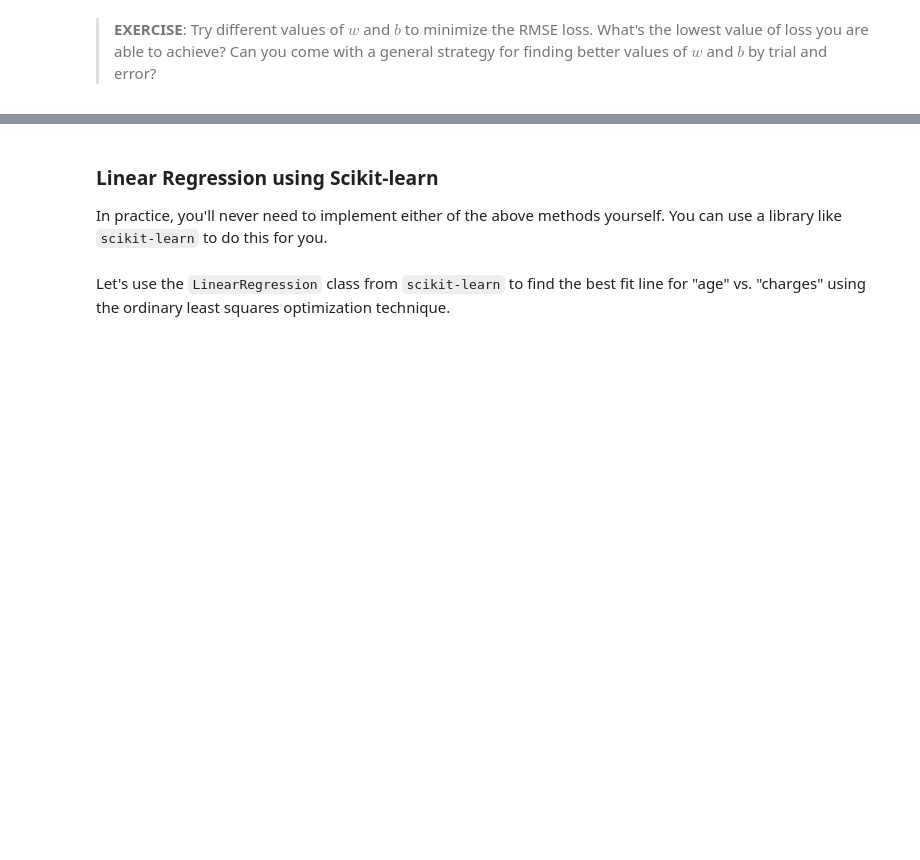
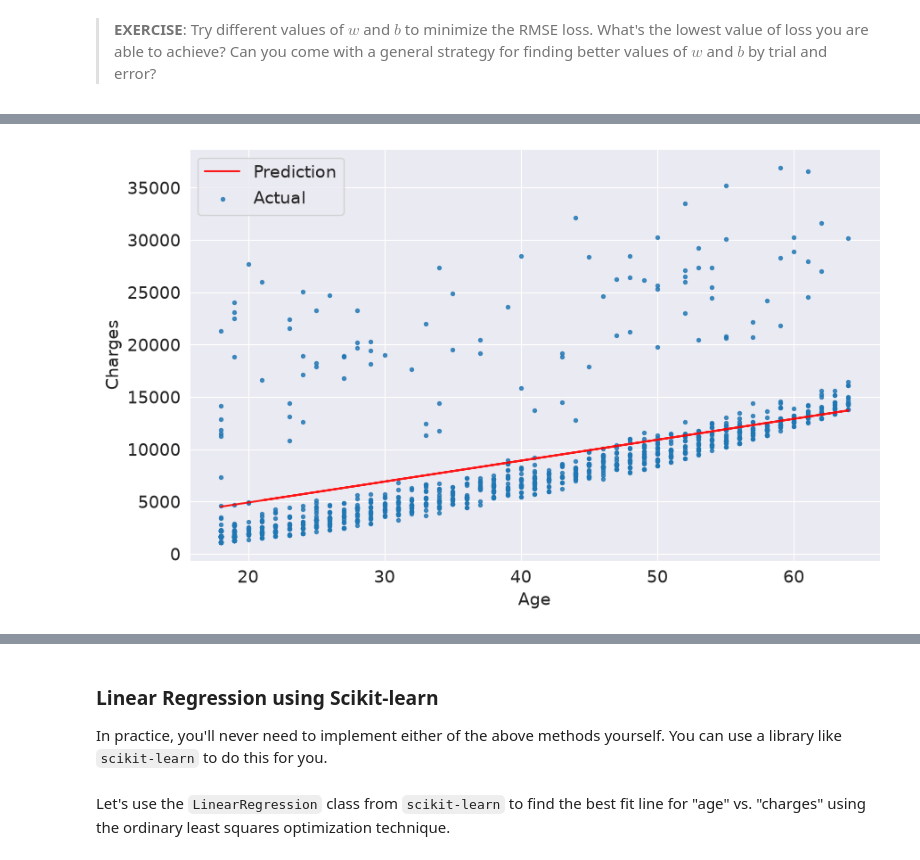
Before and after one commit to geff-ghost/notebooks, a Jupyter notebook: Machine-Learning/lesson-1-linear-regression-with-scikit-learn.ipynb, the cells around one changed output, grey strips where cells are left out. Saved outputs shown, nothing was run; the diff lists cells and outputs as text; code cells hidden in the pictures; blank space fills up the shorter version.

```diff
--- a/Machine-Learning/lesson-1-linear-regression-with-scikit-learn.ipynb
+++ b/Machine-Learning/lesson-1-linear-regression-with-scikit-learn.ipynb
@@ -741,2 +751,5 @@ try_parameters(50, 100)
 # %% [markdown]
 > **EXERCISE**: Try different values of $w$ and $b$ to minimize the RMSE loss. What's the lowest value of loss you are able to achieve? Can you come with a general strategy for finding better values of $w$ and $b$ by trial and error?
+# %%
+try_parameters(200, 900)
+# %% [output]
@@ -743,3 +757,4 @@ try_parameters(50, 100)
+[figure, added]
 # %% [markdown]
 ### Optimizer
 
```
Also changed, not shown: parts of 39 cells of this notebook.
